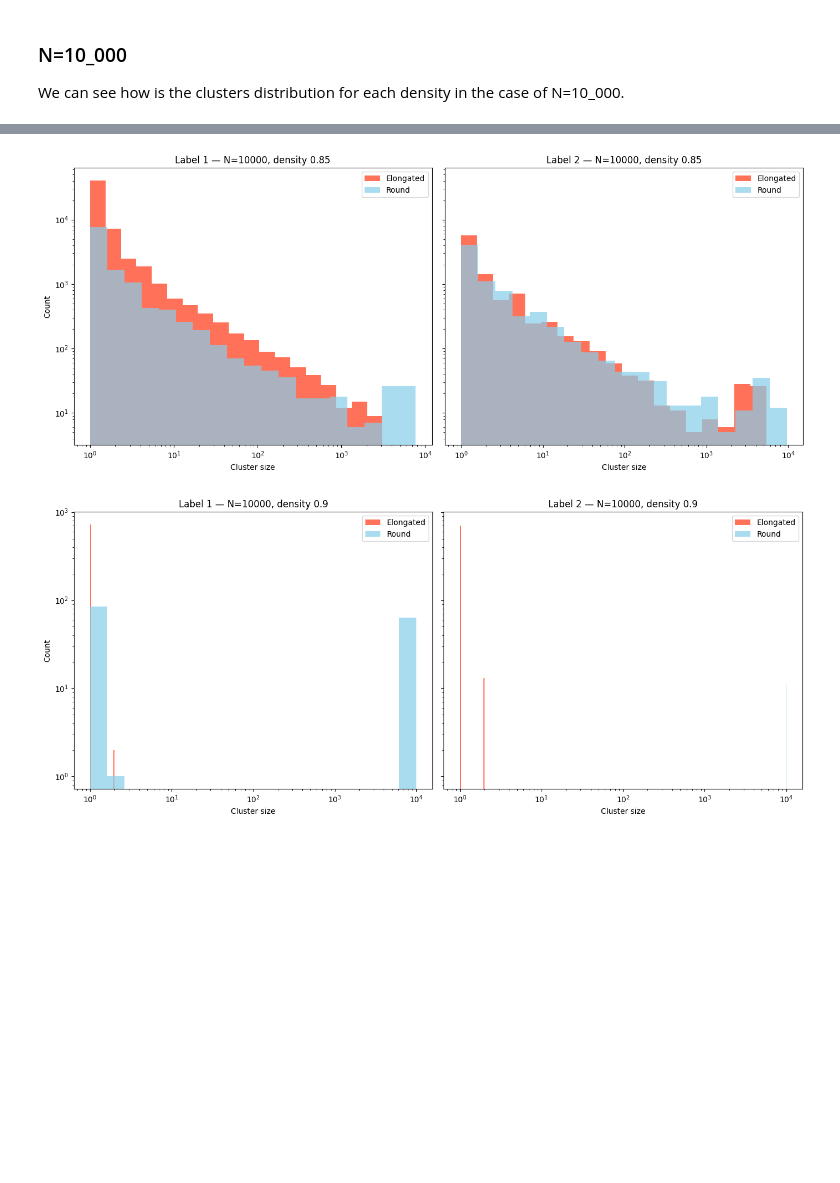
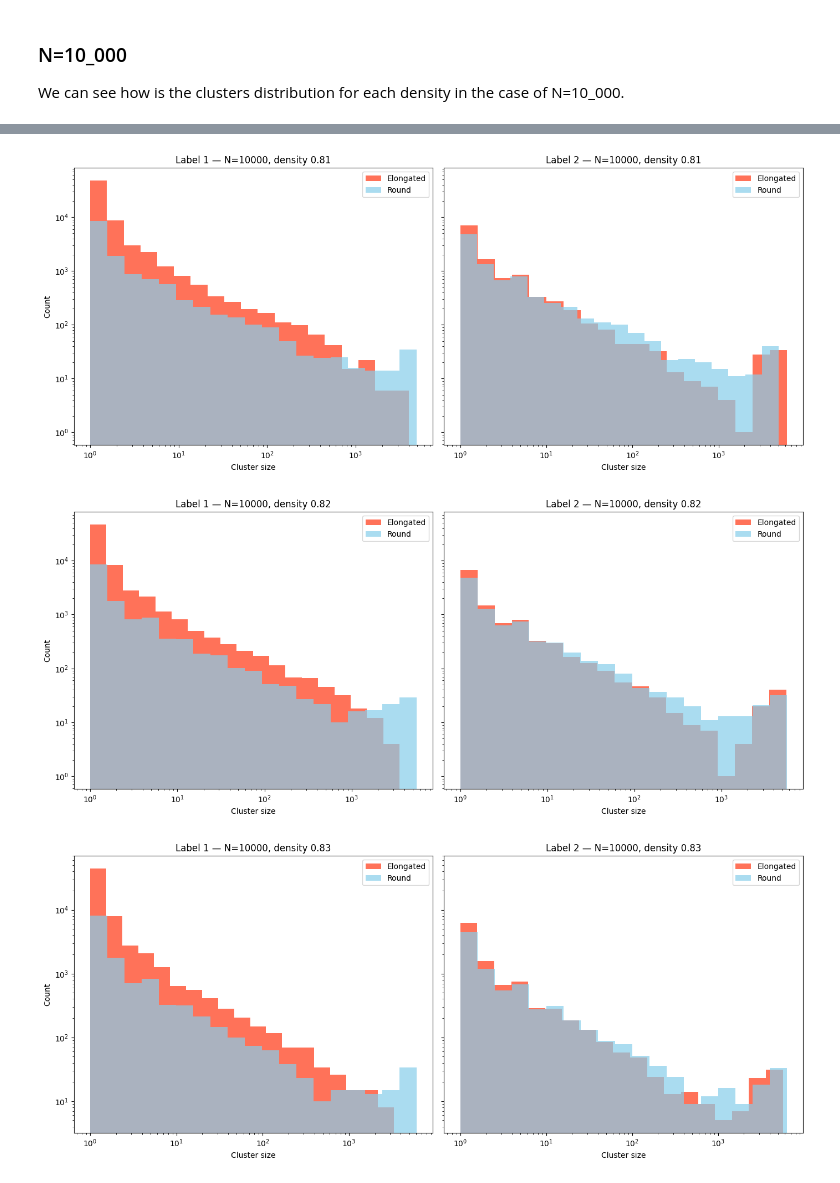
Before and after one commit to gonzaloangaut/oncostreams_analysis, a Jupyter notebook: analysis_clusters.ipynb, the cells around one changed output, grey strips where cells are left out. Cells and saved outputs as stored; diff of their text form; code cells hidden in the pictures; blank space fills up the shorter version.

Commit message:
Created new graphs for clustering

```diff
--- a/analysis_clusters.ipynb
+++ b/analysis_clusters.ipynb
@@ -87,7 +87,7 @@ def calculate_clusters_vs_time(num_cells, dens, max_step, step, rng_seed):
     # Initialize a list with the valid steps
     valid_steps = []
     # Name of the density folder to read the data
-    dens_folder = f"{dens:.2f}".replace(".", "_")
+    dens_folder = f"{dens:.3f}".replace(".", "_")
     num_cells_folder = f"N={num_cells:_}"
     for tic in range(100, max_step, step):
         # Initialize arrays to calculate the mean of every seed in this step
@@ -234,7 +234,7 @@ def plot_cluster_evolution(df, dens, num_cells):
     num_cells_folder = f"N={num_cells:_}"
     folder_path = f"graphs/{num_cells_folder}/clusters/cluster_evolution"
     os.makedirs(folder_path, exist_ok=True)
-    output_path = os.path.join(folder_path, f"cluster_evolution_N={num_cells}_density_{dens:.2f}.png")
+    output_path = os.path.join(folder_path, f"cluster_evolution_N={num_cells}_density_{dens:.3f}.png")
     plt.savefig(output_path, dpi=600)
 
     # Mostrar
@@ -265,14 +265,14 @@ We can see how is the cluster evolution for each cell density in the case of N=1
 # %%
 number_of_cells = 10_000
 # Create a list with the densities
-density_list = [0.5, 0.6, 0.7, 0.8, 0.85, 0.9]
+density_list = [0.5, 0.6, 0.7, 0.8, 0.81, 0.82, 0.83, 0.84, 0.85, 0.86, 0.87, 0.88, 0.9]
 # Create a dict to save all the dataframes
 dfs = {}
 
 for density in density_list:
     # Call the function for the df in that density
     df = calculate_clusters_vs_time(num_cells=number_of_cells, dens=density, max_step=max_step, step=step, rng_seed=rng_seed)
-    # df.to_csv(f"{density_folder}/clusters_vs_time_density_{density:.2f}.csv", index=False)
+    # df.to_csv(f"{density_folder}/clusters_vs_time_density_{density:.3f}.csv", index=False)
     # Add it to the dict
     dfs[density] = df # we can do, for example, dfs[0.85].head()
     # plot
@@ -333,9 +575,9 @@ def plot_cluster_size_distribution(density, num_cells):
     num_cells : int
         Number of cells in the simulation.
     """
-    dens_folder = f"{density:.2f}".replace(".", "_")
+    dens_folder = f"{density:.3f}".replace(".", "_")
     num_cells_folder = f"N={num_cells:_}"
-    input_file = f"data/{num_cells_folder}/{dens_folder}/cluster_distributions_final/cluster_size_distribution_cells={num_cells}_density={density:.2f}.csv"
+    input_file = f"data/{num_cells_folder}/{dens_folder}/cluster_distributions_final/cluster_size_distribution_cells={num_cells}_density={density:.3f}.csv"
 
     if not os.path.exists(input_file):
         print(f"File not found: {input_file}")
@@ -372,7 +614,7 @@ def plot_cluster_size_distribution(density, num_cells):
 
     # Save
     plt.tight_layout()
-    output_path = f"{output_dir}/cluster_size_distribution_N={num_cells}_density={density:.2f}.png"
+    output_path = f"{output_dir}/cluster_size_distribution_N={num_cells}_density={density:.3f}.png"
     plt.savefig(output_path, dpi=600)
     plt.show()
     plt.close()
@@ -399,15 +641,16 @@ We can see how is the clusters distribution for each density in the case of N=10
 # %%
 number_of_cells = 10_000
 # Create a list with the densities
-density_list = [0.5, 0.6, 0.7, 0.8, 0.85, 0.9]
+density_list = [0.5, 0.6, 0.7, 0.8, 0.81, 0.82, 0.83, 0.84, 0.85, 0.86, 0.87, 0.88, 0.9]
 
 for d in density_list:
     # plot
     plot_cluster_size_distribution(density=d, num_cells=number_of_cells)
 # %% [output]
 [figure]
 [figure]
 [figure]
 [figure]
-[figure, old version]
+[figure, new version]
-[figure, old version]
+[figure, new version]
+[figure, added]
```
Also changed, not shown: parts of 8 cells of this notebook, 30 other files.
